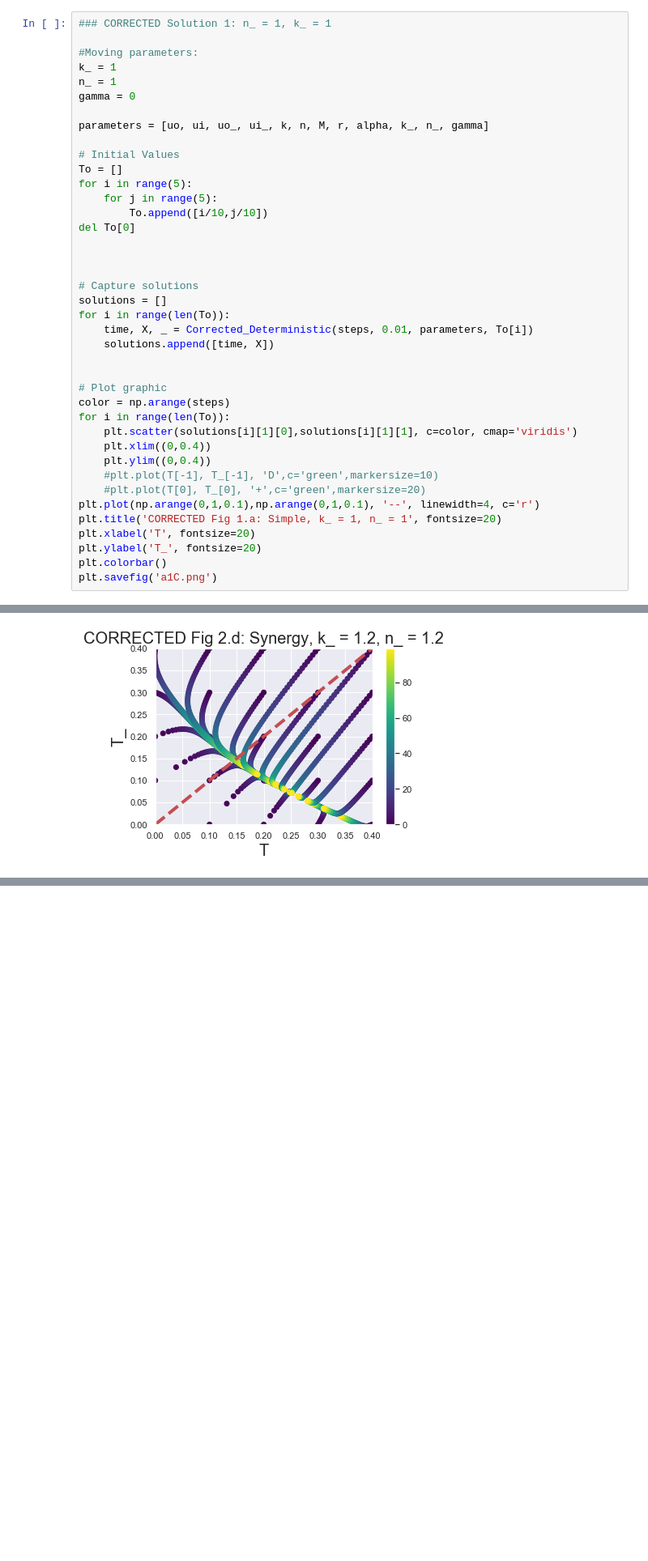
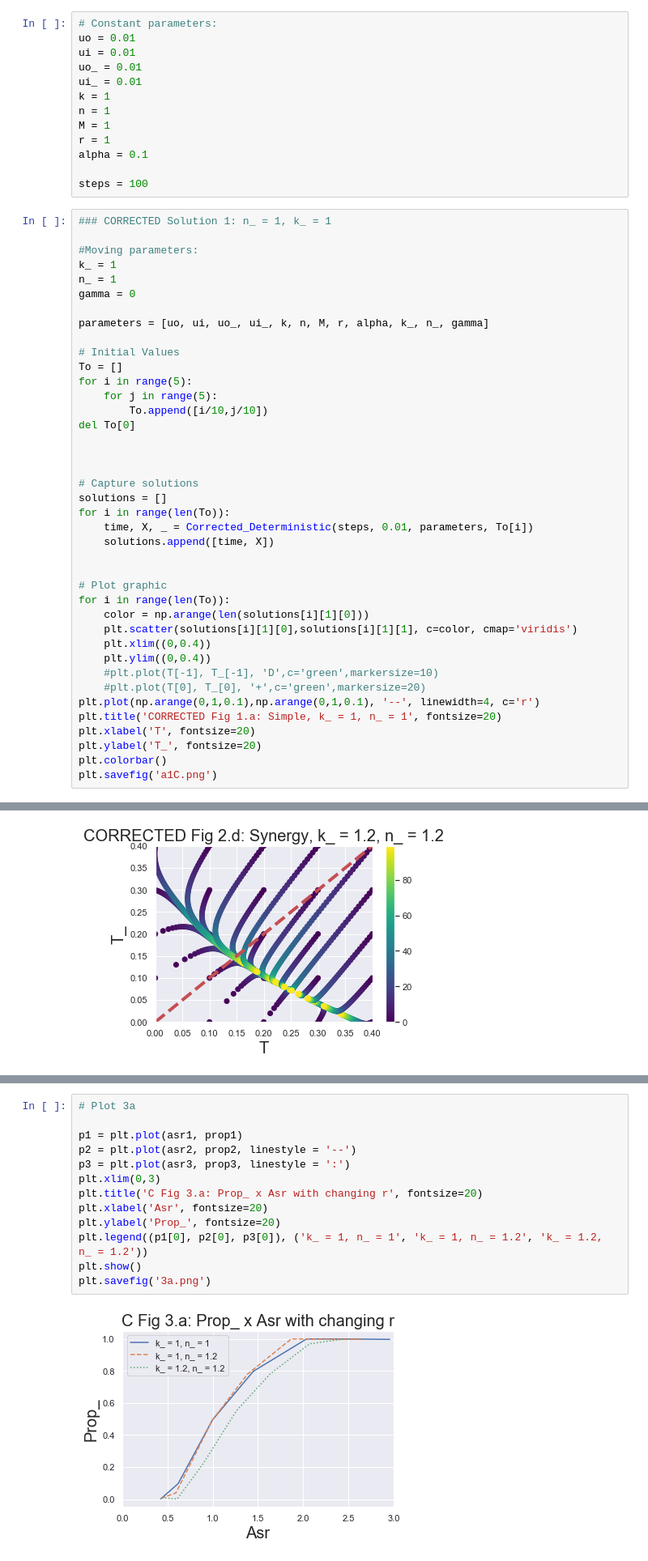
Before and after one commit to LR-GUI/My-Projects, a Jupyter notebook: Ecology/Ecology-Fromhage_Jennions_2016.ipynb, the cells around one changed output, grey strips where cells are left out. Shown at 81% size. Saved outputs shown, nothing was run; the diff lists cells and outputs as text; blank space fills up the shorter version.

```diff
--- a/Ecology/Ecology-Fromhage_Jennions_2016.ipynb
+++ b/Ecology/Ecology-Fromhage_Jennions_2016.ipynb
@@ -831,6 +869,19 @@ def Corrected_Deterministic(step, dt, parameters, initial_state):
 #    phi_t[1] = phi_t[1][x.astype('bool')]
 
     return np.array(time), phi_t, J
+# %%
+# Constant parameters:
+uo = 0.01
+ui = 0.01
+uo_ = 0.01
+ui_ = 0.01
+k = 1
+n = 1
+M = 1
+r = 1
+alpha = 0.1
+
+steps = 100
 # %%
 ### CORRECTED Solution 1: n_ = 1, k_ = 1
 
@@ -858,8 +909,8 @@ for i in range(len(To)):
 
 
 # Plot graphic
-color = np.arange(steps)
 for i in range(len(To)):
+    color = np.arange(len(solutions[i][1][0]))
     plt.scatter(solutions[i][1][0],solutions[i][1][1], c=color, cmap='viridis')
     plt.xlim((0,0.4))
     plt.ylim((0,0.4))
@@ -1278,0 +1422,15 @@ def Deterministic_r(step, dt, parameters, initial_state):
+# %%
+# Plot 3a
+
+p1 = plt.plot(asr1, prop1)
+p2 = plt.plot(asr2, prop2, linestyle = '--')
+p3 = plt.plot(asr3, prop3, linestyle = ':')
+plt.xlim(0,3)
+plt.title('C Fig 3.a: Prop_ x Asr with changing r', fontsize=20)
+plt.xlabel('Asr', fontsize=20)
+plt.ylabel('Prop_', fontsize=20)
+plt.legend((p1[0], p2[0], p3[0]), ('k_ = 1, n_ = 1', 'k_ = 1, n_ = 1.2', 'k_ = 1.2, n_ = 1.2'))
+plt.show()
+plt.savefig('3a.png')
+# %% [output]
+[figure, added]
```
Also changed, not shown: parts of 14 cells of this notebook.
